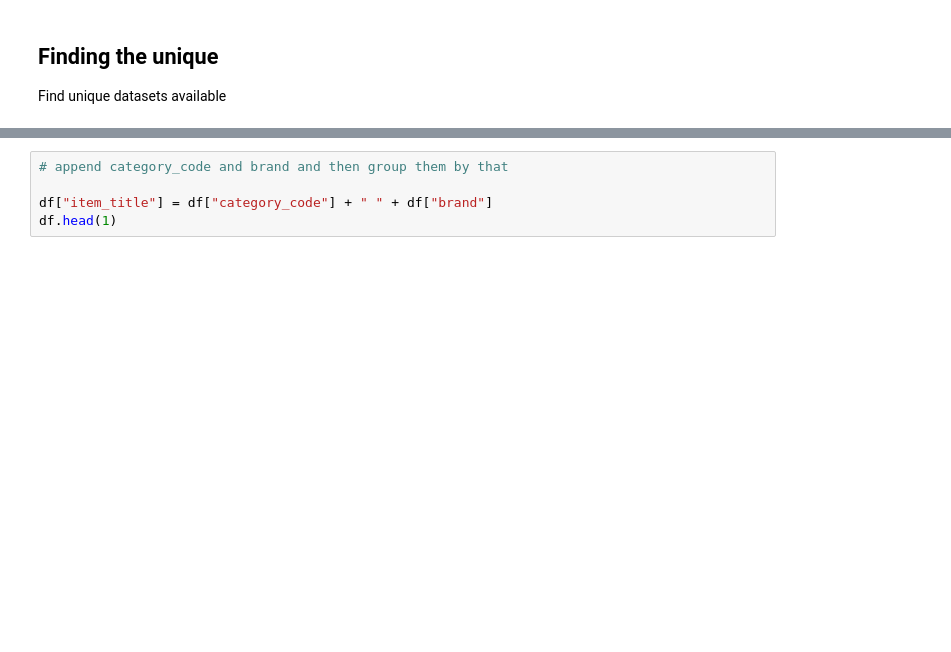
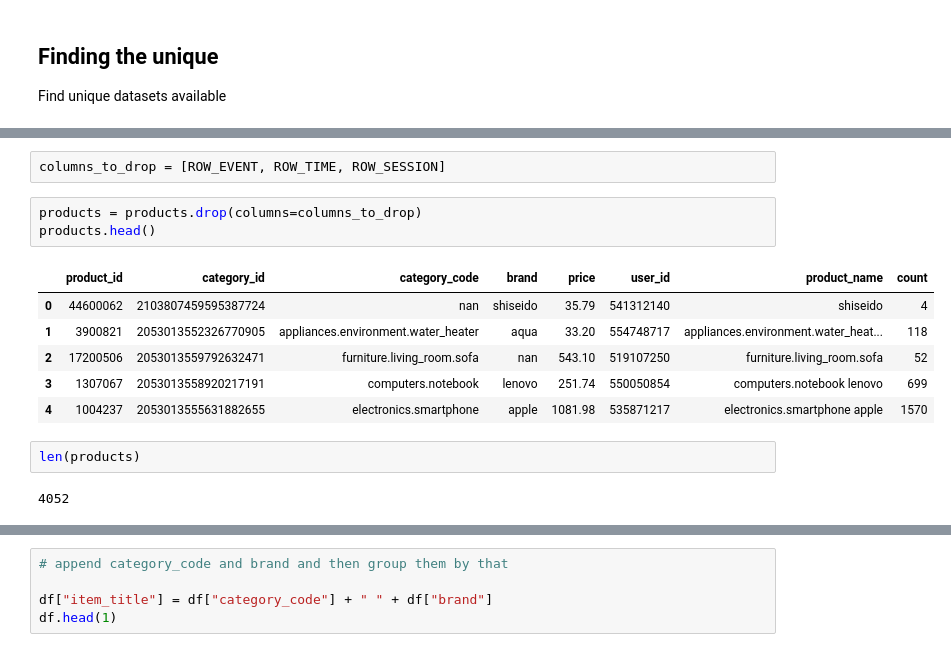
Before and after one commit to Hmmsien/ECommerce_behavior, a Jupyter notebook: notebooks/DataScrapper.ipynb, the cells around one changed output, grey strips where cells are left out. Cells and saved outputs as stored; diff of their text form; blank space fills up the shorter version.

```diff
--- a/notebooks/DataScrapper.ipynb
+++ b/notebooks/DataScrapper.ipynb
@@ -71,0 +168,16 @@ df.head()
+# %%
+columns_to_drop = [ROW_EVENT, ROW_TIME, ROW_SESSION]
+# %%
+products = products.drop(columns=columns_to_drop)
+products.head()
+# %% [output]
+|  | product_id | category_id | category_code | brand | price | user_id | product_name | count |
+| 0 | 44600062 | 2103807459595387724 | nan | shiseido | 35.79 | 541312140 | shiseido | 4 |
+| 1 | 3900821 | 2053013552326770905 | appliances.environment.water_heater | aqua | 33.20 | 554748717 | appliances.environment.water_heat... | 118 |
+| 2 | 17200506 | 2053013559792632471 | furniture.living_room.sofa | nan | 543.10 | 519107250 | furniture.living_room.sofa | 52 |
+| 3 | 1307067 | 2053013558920217191 | computers.notebook | lenovo | 251.74 | 550050854 | computers.notebook lenovo | 699 |
+| 4 | 1004237 | 2053013555631882655 | electronics.smartphone | apple | 1081.98 | 535871217 | electronics.smartphone apple | 1570 |
+# %%
+len(products)
+# %% [output]
+4052
```
Also changed, not shown: parts of 24 cells of this notebook, 7 other files.
